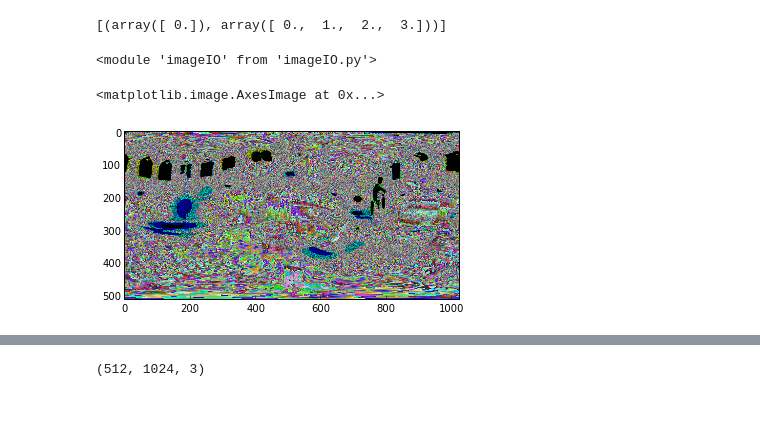
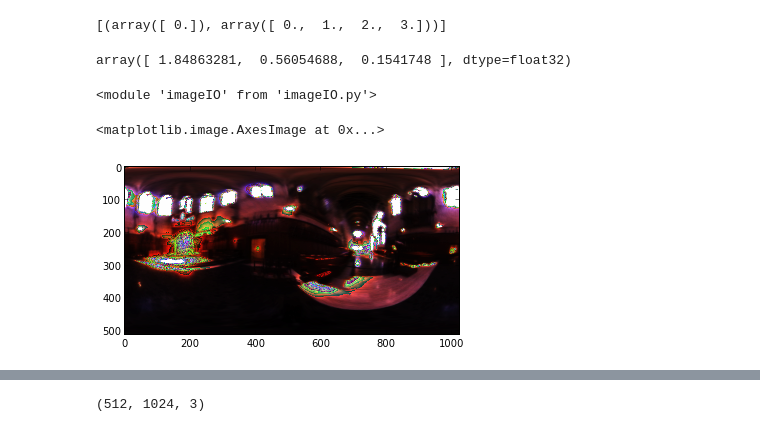
Before and after one commit to pavelgrib/hdr, a Jupyter notebook: cw2/ImageSampling.ipynb, the cells around one changed output, grey strips where cells are left out. Saved outputs shown, nothing was run; the diff lists cells and outputs as text; code cells hidden in the pictures.

```diff
--- a/cw2/ImageSampling.ipynb
+++ b/cw2/ImageSampling.ipynb
@@ -479,3 +599,7 @@ imageIO.writePPMFile( '/Users/paul/github/hdr/cw2graceSphere.ppm', sphereMapped_
+# %%
+graceLatlong[s]
+# %% [output]
+array([ 1.84863281,  0.56054688,  0.1541748 ], dtype=float32)
 # %%
 spherical = np.array(map( renderer.sphere.sphericalCoord, internalPoints_xyz))
 # %%
@@ -483,9 +607,9 @@ reload(imageIO)
 # %% [output]
 <module 'imageIO' from 'imageIO.py'>
 # %%
-plt.imshow(imageIO.toPPM(graceLatlong))
+plt.imshow(imageIO.toPPM(graceLatlong)*2)
 # %% [output]
 <matplotlib.image.AxesImage at 0x...>
-[figure, old version]
+[figure, new version]
 # %%
 plt.imshow(renderer.data)
```
Also changed, not shown: parts of 6 cells of this notebook, 2 other files.
